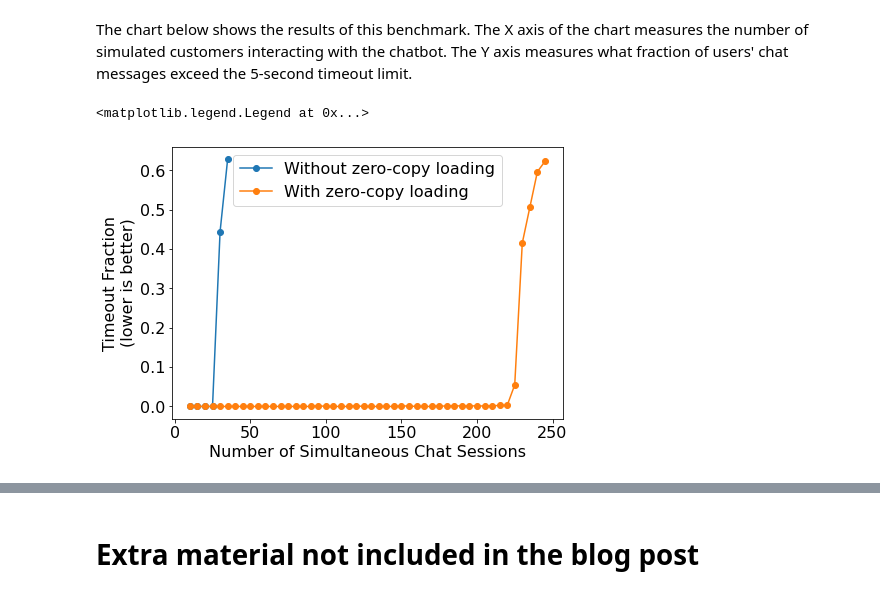
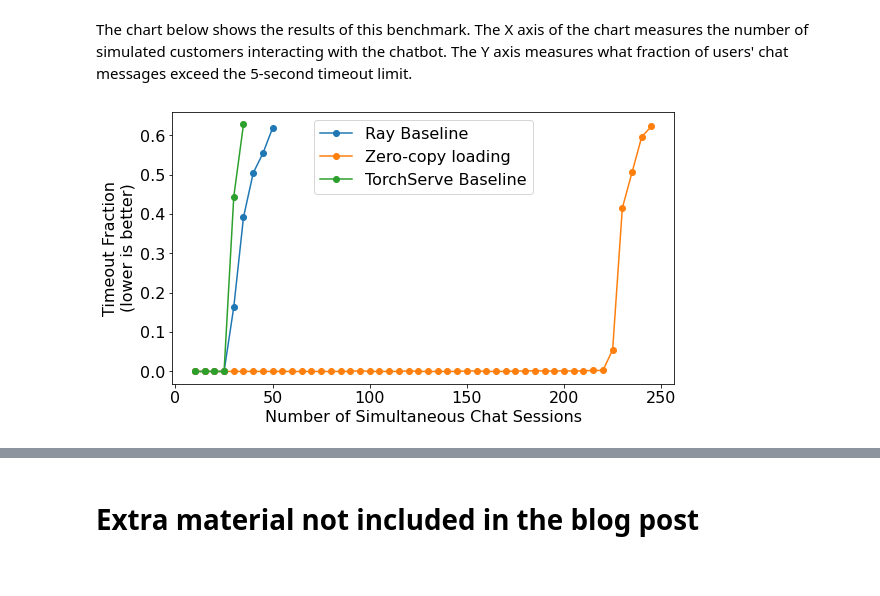
Before and after one commit to project-codeflare/zero-copy-model-loading, a Jupyter notebook: notebooks/benchmark/benchmark.ipynb, the cells around one changed output, grey strips where cells are left out. Drawn from its saved outputs; the diff is of its cells as text; code cells hidden in the pictures.

```diff
--- a/notebooks/benchmark/benchmark.ipynb
+++ b/notebooks/benchmark/benchmark.ipynb
@@ -464,3 +544,8 @@ baseline_stats
 | 3 | 25 | 1.319962 | 1.112257 | 3.718396 | 141 | 0 | 0.000000 |
 | 4 | 30 | 1.767164 | 0.797872 | 5.005147 | 95 | 76 | 0.444444 |
 | 5 | 35 | 0.833144 | 0.108438 | 4.975030 | 74 | 125 | 0.628141 |
+# %%
+# Don't include this cell in the blog
+# Load up the Ray baseline results
+ray_baseline_stats = pd.read_csv('outputs/ray_baseline_agg.csv')
+ray_baseline_stats
@@ -489,19 +574,23 @@ zerocopy_stats
 # %% [markdown]
 The chart below shows the results of this benchmark. The X axis of the chart measures the number of simulated customers interacting with the chatbot. The Y axis measures what fraction of users' chat messages exceed the 5-second timeout limit.
 # %%
-# Don't include this code in the blog, but do include the chart.
-# Plot the two sets of results against each other.
+# Don't include this cell or its output in the blog.
+# Plot the three sets of results against each other.
+%config InlineBackend.print_figure_kwargs={'facecolor' : "w"}
 plt.rcParams.update({'font.size': 16})
-plt.figure(figsize=(7, 5))
+plt.figure(figsize=(9, 5))
+plt.plot(ray_baseline_stats['num_users'],
+         ray_baseline_stats['timeout_fraction'],
+         '-o', label='Ray Baseline')
+plt.plot(zerocopy_stats['num_users'],
+         zerocopy_stats['timeout_fraction'],
+         '-o', label="Zero-copy loading")
 plt.plot(baseline_stats['num_users'],
          baseline_stats['timeout_fraction'],
-         '-o', label='Without zero-copy loading')
-plt.plot(zerocopy_stats['num_users'],
-         zerocopy_stats['timeout_fraction'],
-         '-o', label="With zero-copy loading")
+         '-o', label='TorchServe Baseline')
 plt.xlabel('Number of Simultaneous Chat Sessions')
 plt.ylabel('Timeout Fraction\n(lower is better)')
 plt.legend()
+pass
 # %% [output]
-<matplotlib.legend.Legend at 0x...>
-[figure, old version]
+[figure, new version]
```
Also changed, not shown: parts of 34 cells of this notebook, 12 other files.
